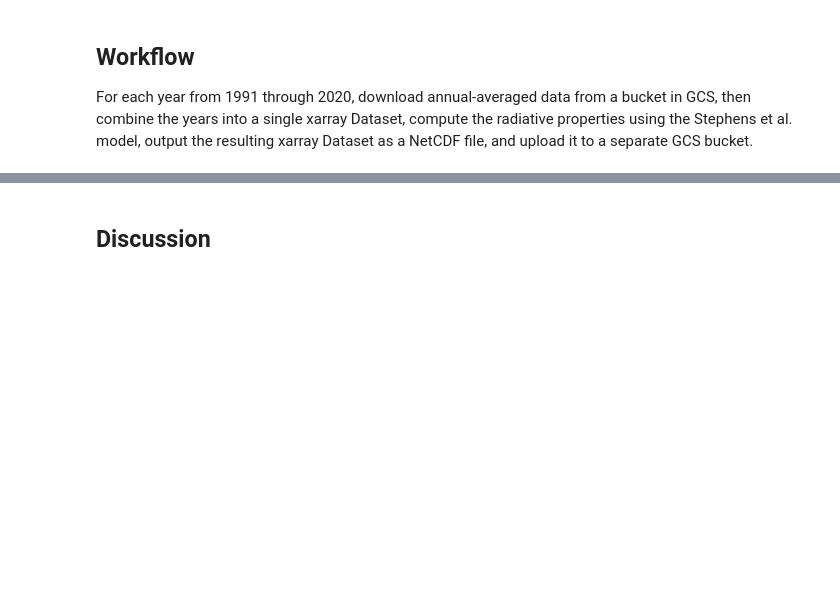
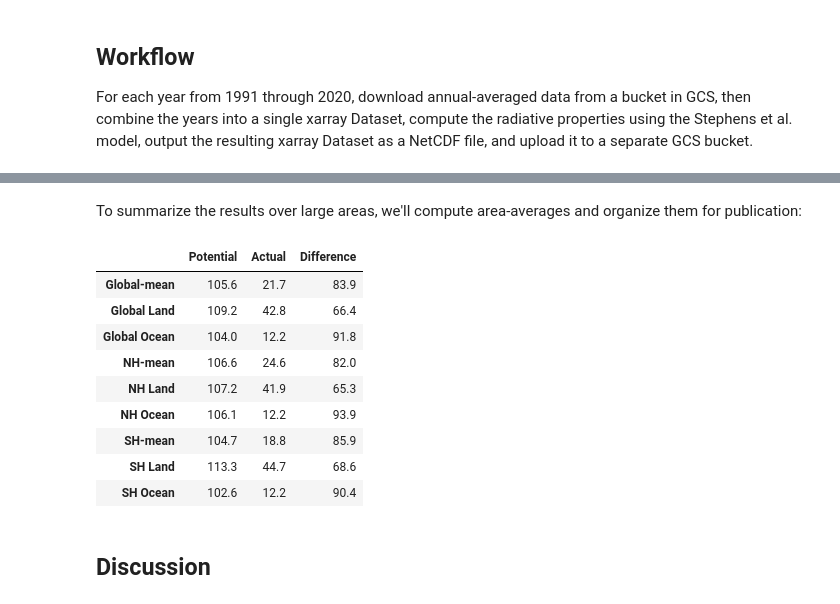
Before and after one commit to ReflectiveEarth/reflective-potential, a Jupyter notebook: notebooks/03-Analyze.ipynb, the cells around one changed output, grey strips where cells are left out. Saved outputs shown, nothing was run; the diff lists cells and outputs as text; code cells hidden in the pictures; blank space fills up the shorter version.

Commit message:
Update primary data analysis notebook

```diff
--- a/notebooks/03-Analyze.ipynb
+++ b/notebooks/03-Analyze.ipynb
@@ -282,2 +408,25 @@ put_data_gcs(file_name="rom_analysis.nc", bucket_name="rom-input", user_project=
+# %% [markdown]
+To summarize the results over large areas, we'll compute area-averages and
+organize them for publication:
+# %%
+ds_rom = xr.open_dataset("rom_analysis.nc")
+get_data_gcs("era5_landmask.nc", "rom-input",
+             user_project=project_id)
+ds_landmask = xr.open_dataset("era5_landmask.nc")
+# %%
+table = summarize_reflective_potential_area(ds_rom, ds_landmask)
+# %%
+table
+# %% [output]
+|  | Potential | Actual | Difference |
+| Global-mean | 105.6 | 21.7 | 83.9 |
+| Global Land | 109.2 | 42.8 | 66.4 |
+| Global Ocean | 104.0 | 12.2 | 91.8 |
+| NH-mean | 106.6 | 24.6 | 82.0 |
+| NH Land | 107.2 | 41.9 | 65.3 |
+| NH Ocean | 106.1 | 12.2 | 93.9 |
+| SH-mean | 104.7 | 18.8 | 85.9 |
+| SH Land | 113.3 | 44.7 | 68.6 |
+| SH Ocean | 102.6 | 12.2 | 90.4 |
 # %% [markdown]
 ## Discussion
```
Also changed, not shown: parts of 15 cells of this notebook.
